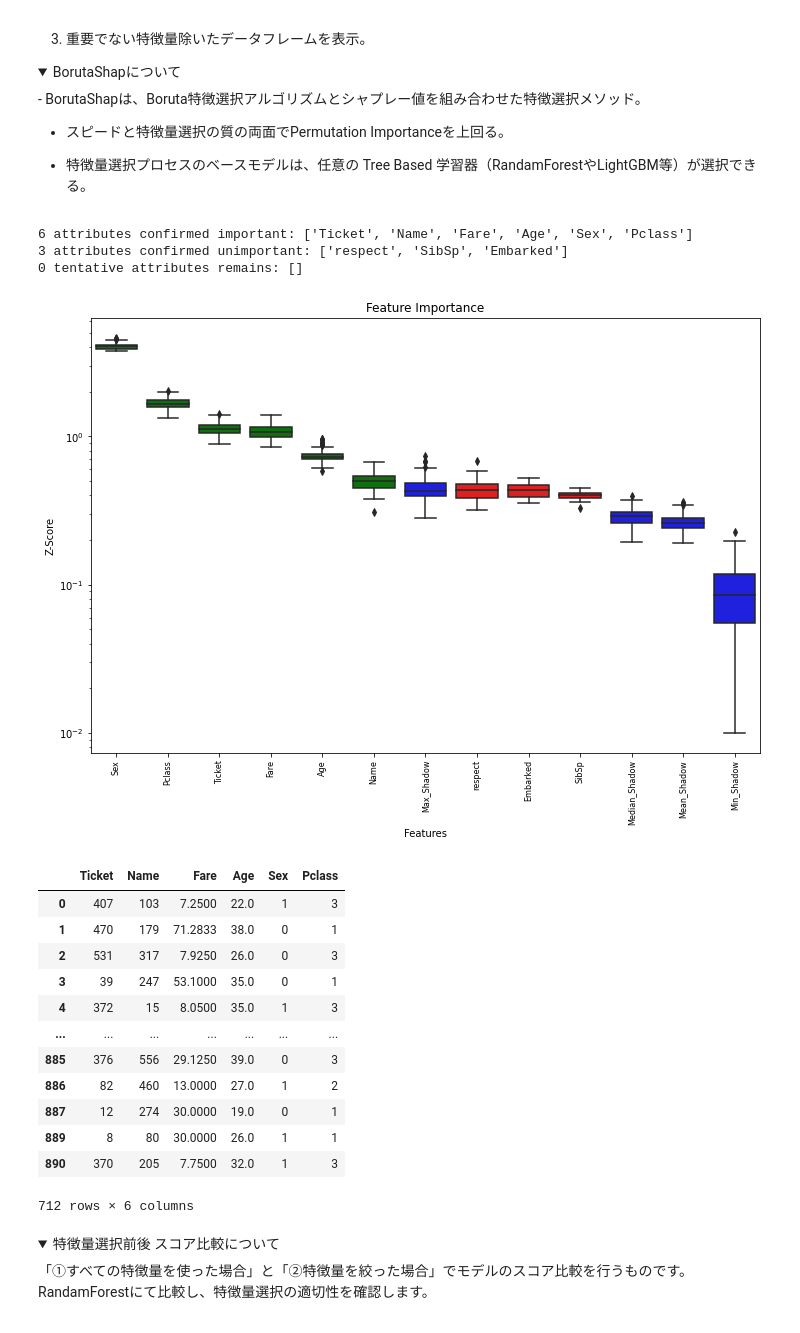
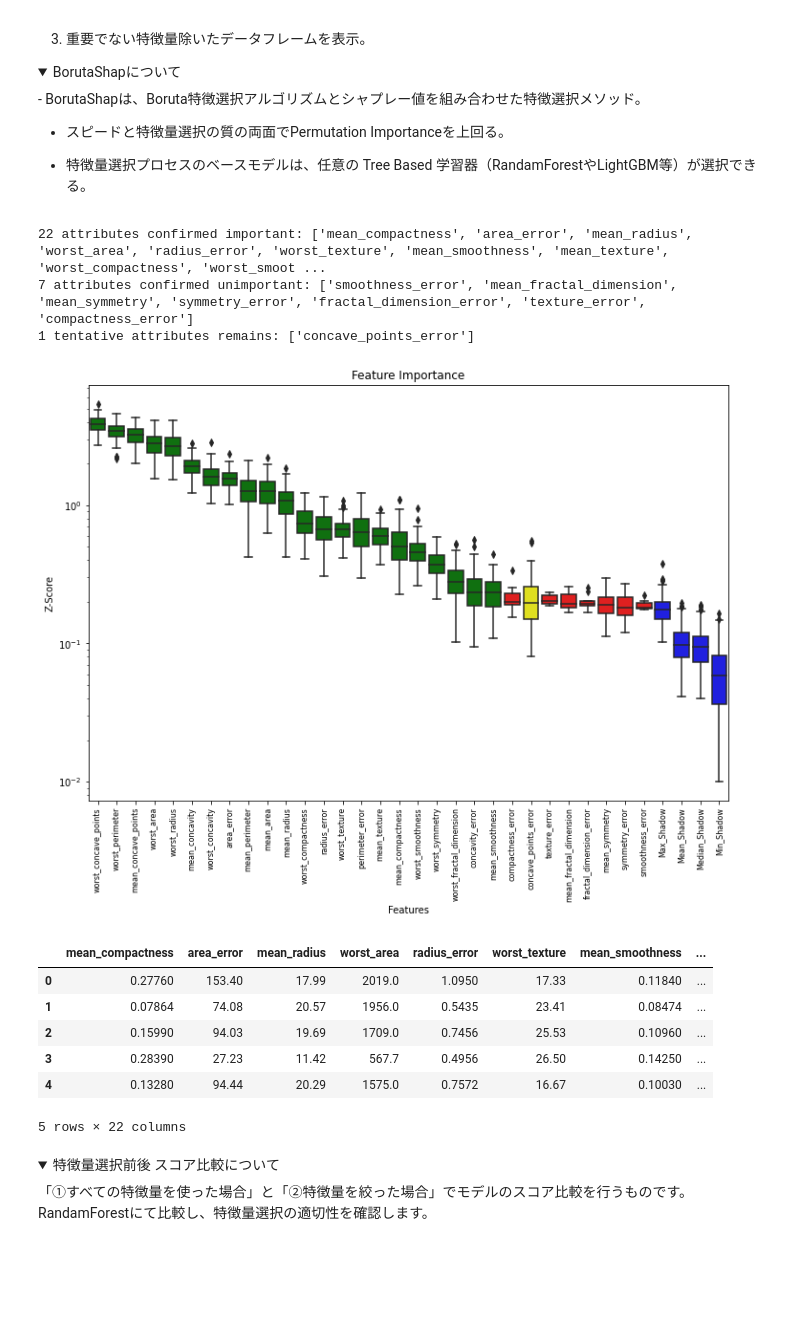
Before and after one commit to hima2b4/EDA_tools, a Jupyter notebook: EDA⇒特徴量選択⇒決定木.ipynb, the cells around one changed output. Drawn from its saved outputs; the diff is of its cells as text; code cells hidden in the pictures; folded sections open; blank space fills up the shorter version.

```diff
--- a/EDA⇒特徴量選択⇒決定木.ipynb
+++ b/EDA⇒特徴量選択⇒決定木.ipynb
@@ -112,7 +115,7 @@ warnings.simplefilter('ignore')
 <details><summary>dataset_typeについて ：Classification（分類データ）か Regression（回帰データ）のいずれかを選択してください。</summary><div>
 # %%
 #@title **Select_Dataset** { run: "auto" }
-dataset = 'Titanic :binary' #@param ['Boston_housing :regression', 'Breast_cancer :binary','Titanic :binary', 'Iris :classification', 'Upload']
+dataset = 'Breast_cancer :binary' #@param ['Boston_housing :regression', 'Diabetes :regression', 'Breast_cancer :binary','Titanic :binary', 'Iris :classification', 'Upload']
 
 #@title **Classification**（分類）or **Regression**（回帰）
 dataset_type = 'Classification' #@param ["Classification", "Regression"]
@@ -236,7 +254,13 @@ Object_colomn: ['Name', 'Sex', 'Ticket', 'Cabin', 'Embarked']
 #@markdown  **<font color= "Crimson">注意</font>：指定は <u> ' ID ' , ' Age ' , </u> など、<font color= "Crimson">カラムを [ ' ' ] で囲み、最後に [ , ] を付けてください**</font>
 Drop_label_is = '' #@param {type:"raw"}
 
-if Drop_label_is is not "":
-  df.drop(columns=list(Drop_label_is),axis=1,inplace=True)
+try:
+  if Drop_label_is is not "":
+    df.drop(columns=list(Drop_label_is),axis=1,inplace=True)
+  else:
+    print('※削除カラムの指定なし→処理スキップ')
+except:
+    print("※正常に処理されませんでした。入力に誤りがないか確認してください。")
+
 df.head()
 # %% [output]
@@ -271,11 +303,15 @@ df.head()
 # %%
 #@title **カラム名に [ID] [No.] を含む列を削除（☑ ＝実行）**
-Drop_ID_label = False #@param {type:"boolean"}
+Drop_ID_label = True #@param {type:"boolean"}
 
 include_list = df.columns[df.columns.str.contains('ID|no.',case=False)]
 
 if Drop_ID_label == True:
   if include_list is not "":
     df.drop(columns=list(include_list),axis=1,inplace=True)
+    print('-----------------------------------------------------------------------------------------')
+    print('[削除カラム一覧]')
+    print("drop column:", list(include_list))
+    print('-----------------------------------------------------------------------------------------')
 df.head()
 # %% [output]
@@ -310,10 +369,22 @@ Object_label_to_encode_is = '' #@param {type:"raw"}
 
 from sklearn.preprocessing import LabelEncoder
 
-for i in Object_label_to_encode_is:
-  if Object_label_to_encode_is is not "":
-    le = LabelEncoder()
-    df[i] = le.fit_transform(df[i].astype(str))
-    print(le.classes_)
+try:
+  for i in Object_label_to_encode_is:
+    if Object_label_to_encode_is is not "":
+      le = LabelEncoder()
+      df[i] = le.fit_transform(df[i].astype(str))
+      print('-----------------------------------------------------------------------------------------')
+      print('[エンコードカラム一覧]')
+      print(df[i])
+      print('-----------------------------------------------------------------------------------------')
+      print('[エンコード詳細]')
+      print(le.classes_)
+      print('-----------------------------------------------------------------------------------------')
+    else:
+      print('※エンコード指定カラムなし→処理スキップ')
+except:
+    print("※正常に処理されませんでした。入力に誤りがないか確認してください。")
+
 df.head()
 # %% [output]
@@ -403,44 +490,38 @@ BorutaShapを実行すると、以下の内容が出力されます。
 # %%
 #@title **BrutaSharp**
 
 FEATURES = df.columns[:-1]
 TARGET = df.columns[-1]
 X = df.loc[:, FEATURES]
 y = df.loc[:, TARGET]
 
 if dataset_type == 'Regression':
   Feature_Selector = BorutaShap(importance_measure='shap', classification=False)
 else:
   Feature_Selector = BorutaShap(importance_measure='shap', classification=True)
 
 Feature_Selector.fit(X=X, y=y, n_trials=100, sample=False,
             	     train_or_test = 'test', normalize=True,
 		     verbose=True)
 
 # Returns Boxplot of features
 Feature_Selector.plot(which_features='all')
 
 # Returns a subset of the original data with the selected features
 subset = Feature_Selector.Subset()
-subset
+subset.head()
 # %% [output]
-6 attributes confirmed important: ['Ticket', 'Name', 'Fare', 'Age', 'Sex', 'Pclass']
-3 attributes confirmed unimportant: ['respect', 'SibSp', 'Embarked']
-0 tentative attributes remains: []
+22 attributes confirmed important: ['mean_compactness', 'area_error', 'mean_radius', 'worst_area', 'radius_error', 'worst_texture', 'mean_smoothness', 'mean_texture', 'worst_compactness', 'worst_smoot ...
+7 attributes confirmed unimportant: ['smoothness_error', 'mean_fractal_dimension', 'mean_symmetry', 'symmetry_error', 'fractal_dimension_error', 'texture_error', 'compactness_error']
+1 tentative attributes remains: ['concave_points_error']
-[figure, old version]
+[figure, new version]
-|  | Ticket | Name | Fare | Age | Sex | Pclass |
-| 0 | 407 | 103 | 7.2500 | 22.0 | 1 | 3 |
-| 1 | 470 | 179 | 71.2833 | 38.0 | 0 | 1 |
-| 2 | 531 | 317 | 7.9250 | 26.0 | 0 | 3 |
-| 3 | 39 | 247 | 53.1000 | 35.0 | 0 | 1 |
-| 4 | 372 | 15 | 8.0500 | 35.0 | 1 | 3 |
-| ... | ... | ... | ... | ... | ... | ... |
-| 885 | 376 | 556 | 29.1250 | 39.0 | 0 | 3 |
-| 886 | 82 | 460 | 13.0000 | 27.0 | 1 | 2 |
-| 887 | 12 | 274 | 30.0000 | 19.0 | 0 | 1 |
-| 889 | 8 | 80 | 30.0000 | 26.0 | 1 | 1 |
-| 890 | 370 | 205 | 7.7500 | 32.0 | 1 | 3 |
+|  | mean_compactness | area_error | mean_radius | worst_area | radius_error | worst_texture | mean_smoothness | ... |
+| 0 | 0.27760 | 153.40 | 17.99 | 2019.0 | 1.0950 | 17.33 | 0.11840 | ... |
+| 1 | 0.07864 | 74.08 | 20.57 | 1956.0 | 0.5435 | 23.41 | 0.08474 | ... |
+| 2 | 0.15990 | 94.03 | 19.69 | 1709.0 | 0.7456 | 25.53 | 0.10960 | ... |
+| 3 | 0.28390 | 27.23 | 11.42 | 567.7 | 0.4956 | 26.50 | 0.14250 | ... |
+| 4 | 0.13280 | 94.44 | 20.29 | 1575.0 | 0.7572 | 16.67 | 0.10030 | ... |
-712 rows × 6 columns
+5 rows × 22 columns
 # %% [markdown]
 <details><summary>特徴量選択前後 スコア比較について</summary><div>
 
```
Also changed, not shown: parts of 19 cells of this notebook.
